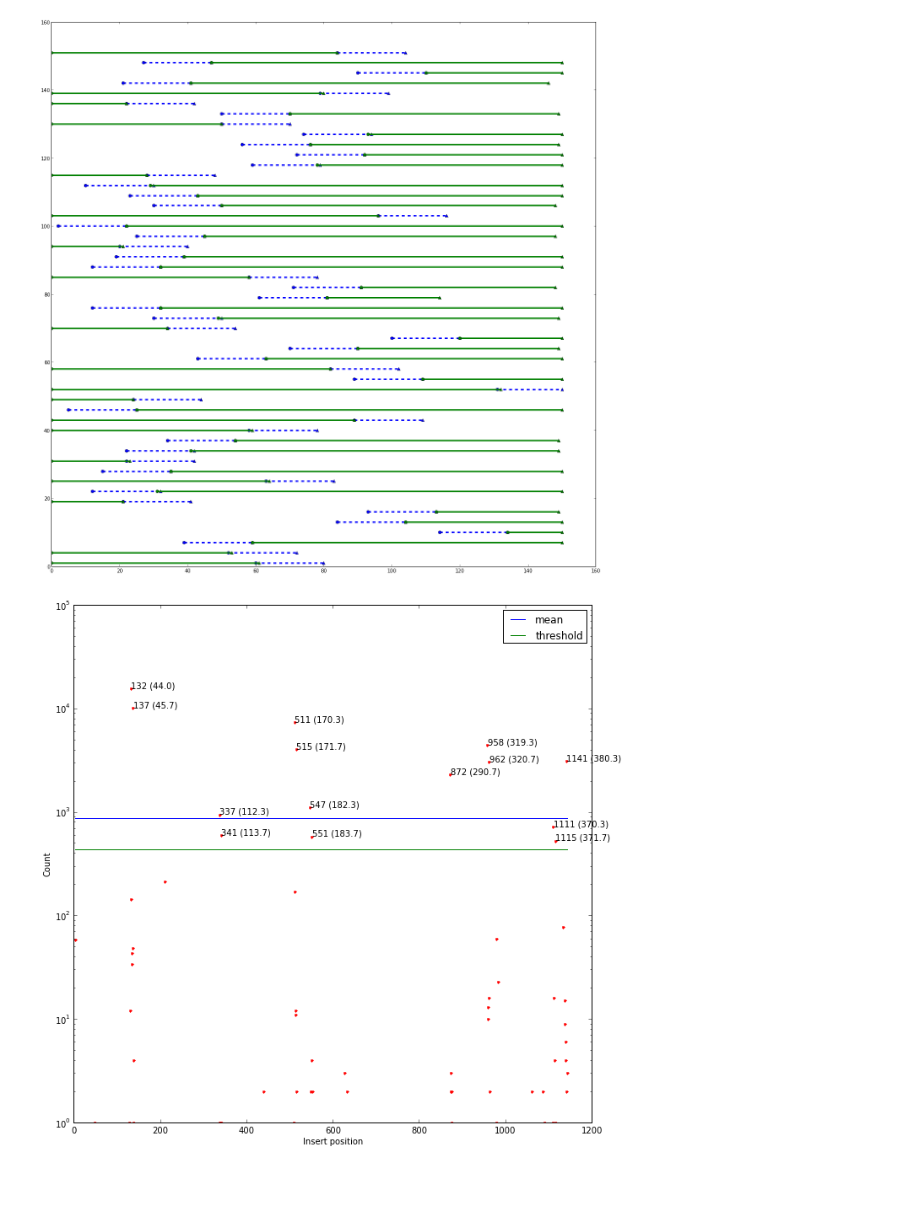
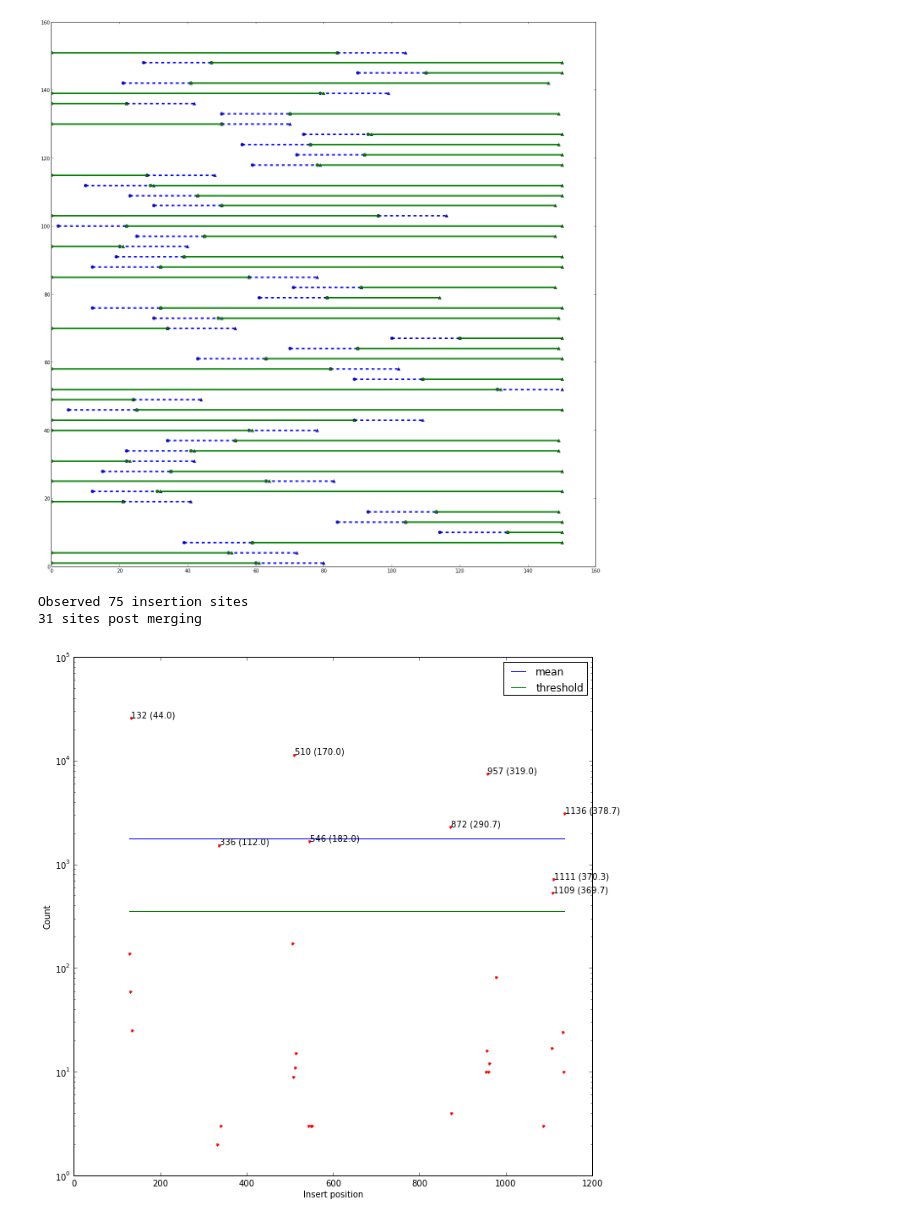
Before and after one commit to flamholz/popseq, a Jupyter notebook: notebooks/Sequencing Data Analysis #1.ipynb, the cells around one changed output. Saved outputs shown, nothing was run; the diff lists cells and outputs as text; code cells hidden in the pictures; blank space fills up the shorter version.

```diff
--- a/notebooks/Sequencing Data Analysis #1.ipynb
+++ b/notebooks/Sequencing Data Analysis #1.ipynb
@@ -145,40 +145,66 @@ for read_id in sorted_read_ids:
 pylab.show()
 # %% [output]
 [figure]
+# %%
+# Build a histogram of reads observed per insertion site.
+hit_counts = {}
+for read_id, matches in all_matches.iteritems():
+    location = matches.match_location_in_backbone
+    hit_counts[location] = hit_counts.get(location, 0) + 1
+
+print 'Observed', len(hit_counts), 'insertion sites'
+
+# Merge all the sites that are off-by-one.
+# TODO: actually do this by knowing the constant sequence due
+# to restriction scar sites.
+merged_hit_counts = {}
+for location in sorted(hit_counts.keys()):
+    if location not in hit_counts:
+        continue  # Already handled
+
+    count = hit_counts[location]
+    adjacent_loc = location + 1
+    if adjacent_loc in hit_counts:
+        merged_hit_counts[location] = count + hit_counts[adjacent_loc]
+        # No double counting.
+        del hit_counts[location]
+        del hit_counts[adjacent_loc]
+
+hit_counts = merged_hit_counts
+
+print len(merged_hit_counts), 'sites post merging'
+# %% [output]
+Observed 75 insertion sites
+31 sites post merging
 # %%
-hit_counts = {}
-for read_id, matches in all_matches.iteritems():
-    location = matches.match_location_in_backbone
-    hit_counts[location] = hit_counts.get(location, 0) + 1
-
 pylab.figure(figsize=(11,11))
 positions = np.array(sorted(hit_counts.keys()))
 counts = np.array([hit_counts[k] for k in positions])
 mean_count = np.mean(counts)
 stddev = np.std(counts)
 
 total_count = np.sum(counts)
-threshold = mean_count / 2.0
+threshold = mean_count / 5.0
 idx_above_thresh = np.where(counts > threshold)
 my_counts = counts[idx_above_thresh]
 my_positions = positions[idx_above_thresh]
 
 pylab.yscale('log')
 pylab.plot(positions, counts, 'r.')
 pylab.plot(positions, mean_count * np.ones(positions.size),
            'b-', label='mean')
 pylab.plot(positions, threshold * np.ones(positions.size),
            'g-', label='threshold')
 
 for position, count in zip(my_positions, my_counts):
     pylab.text(position, count, '%s (%.1f)' % (position, position / 3.0))
 
 pylab.xlabel('Insert position')
 pylab.ylabel('Count')
 pylab.legend()
 pylab.show()
 # %% [output]
-[figure, old version]
+[figure, new version]
 # %%
 print 'Total count', total_count
 print 'Mean count %.3f +/- %.3f ' % (mean_count, stddev)
```
Also changed, not shown: parts of 3 cells of this notebook.
